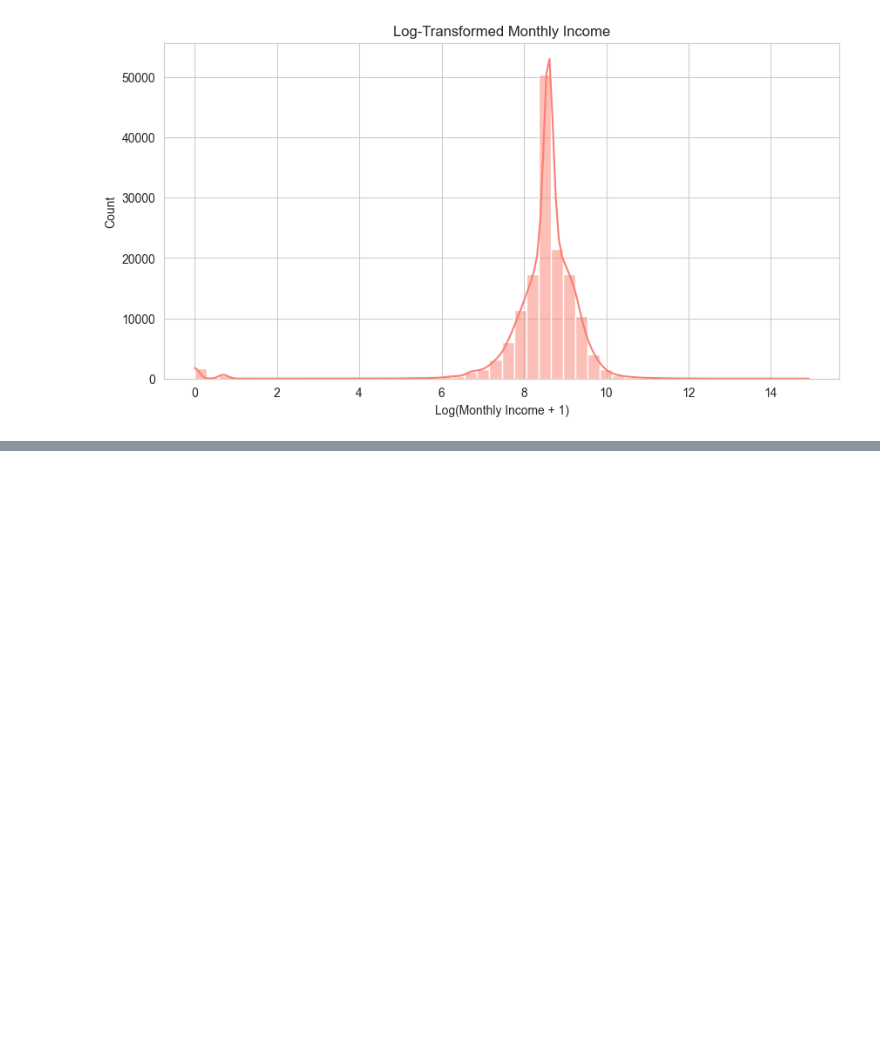
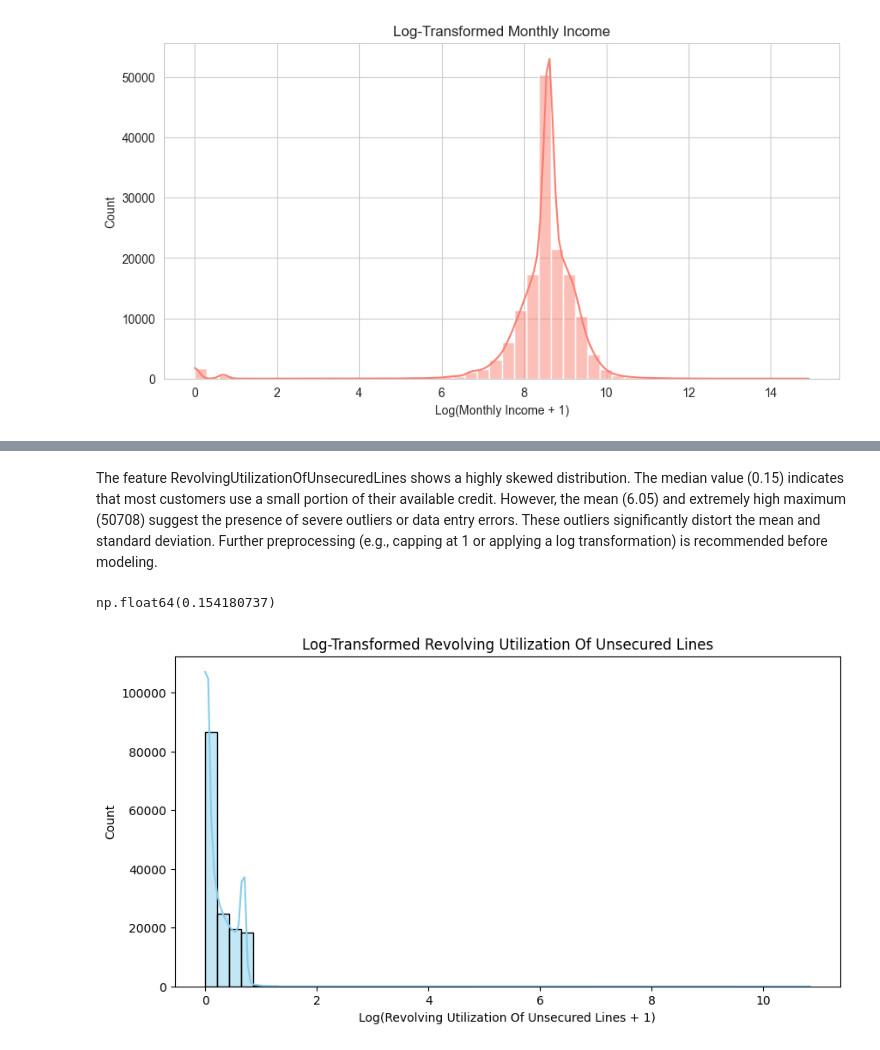
Before and after one commit to JanIzmer/Credit_Scoring_Project, a Jupyter notebook: notebooks/01_EDA.ipynb, the cells around one changed output, grey strips where cells are left out. Saved outputs shown, nothing was run; the diff lists cells and outputs as text; code cells hidden in the pictures; blank space fills up the shorter version.

```diff
--- a/notebooks/01_EDA.ipynb
+++ b/notebooks/01_EDA.ipynb
@@ -176,0 +240,19 @@ plt.show()
+# %% [markdown]
+The feature RevolvingUtilizationOfUnsecuredLines shows a highly skewed distribution.
+The median value (0.15) indicates that most customers use a small portion of their available credit.
+However, the mean (6.05) and extremely high maximum (50708) suggest the presence of severe outliers or data entry errors.
+These outliers significantly distort the mean and standard deviation.
+Further preprocessing (e.g., capping at 1 or applying a log transformation) is recommended before modeling.
+# %%
+df['RevolvingUtilizationOfUnsecuredLines'].median()
+# %% [output]
+np.float64(0.154180737)
+# %%
+plt.figure(figsize=(10,5))
+sns.histplot(np.log1p(df['RevolvingUtilizationOfUnsecuredLines']), bins=50, kde=True, color='skyblue')
+plt.title('Log-Transformed Revolving Utilization Of Unsecured Lines')
+plt.xlabel('Log(Revolving Utilization Of Unsecured Lines + 1)')
+plt.ylabel('Count')
+plt.show()
+# %% [output]
+[figure, added]
```
Also changed, not shown: parts of 49 cells of this notebook, 4 other files.
